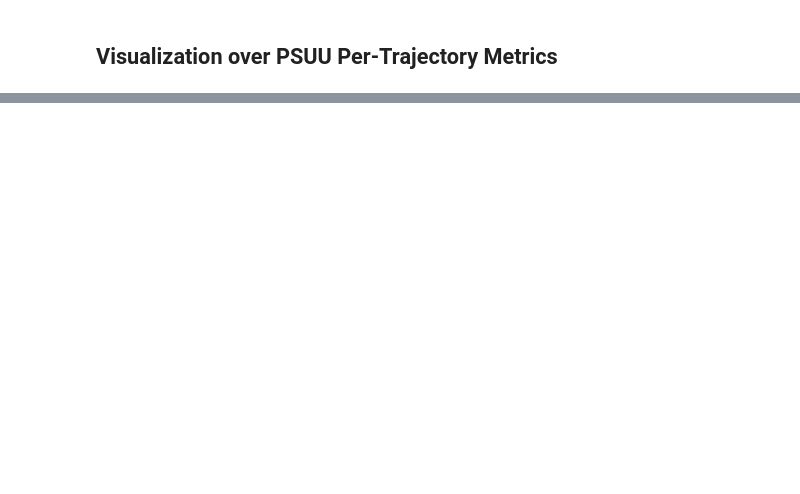
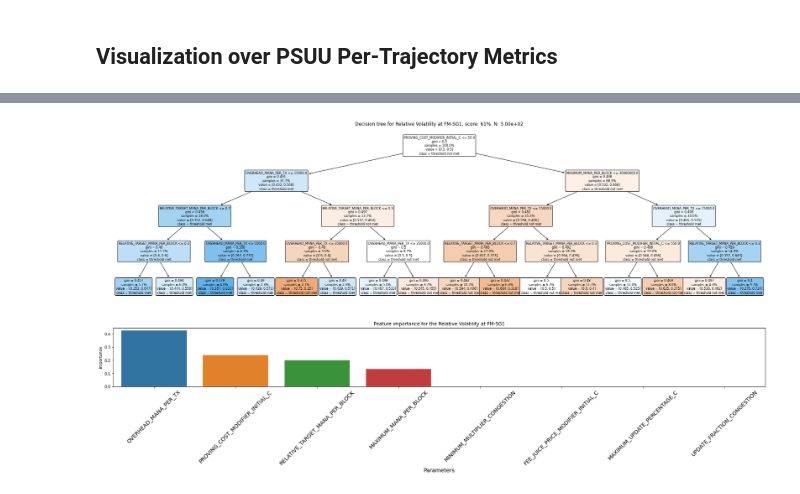
Before and after one commit to BlockScience/aztec-gddt-v2, a Jupyter notebook: notebooks/scenario_group_1.ipynb, the cells around one changed output, grey strips where cells are left out. Cells and saved outputs as stored; diff of their text form; code cells hidden in the pictures; blank space fills up the shorter version.

Commit message:
parameter impact plot is being generated as a PoC

```diff
--- a/notebooks/scenario_group_1.ipynb
+++ b/notebooks/scenario_group_1.ipynb
@@ -188,13 +214,13 @@ control_params = [
 from aztec_gddt.psuu.metrics import *
 
 
-for control_param in control_params:
-    print(f"### {control_param} ###")
-    groups = list(sim_df.reset_index().groupby([control_param]))
+# for control_param in control_params:
+#     print(f"### {control_param} ###")
+#     groups = list(sim_df.reset_index().groupby([control_param]))
 
-    for i, g in groups:
-        print(f"{control_param} = {i}")
-        for label, fn in PER_TRAJECTORY_GROUP_METRICS.items():
-            dfs = [el[1] for el in list(g.groupby(['simulation', 'subset', 'run']))]
-            print(f"{label}={fn(dfs) :.3f}")
-        print("---")
+#     for i, g in groups:
+#         print(f"{control_param} = {i}")
+#         for label, fn in PER_TRAJECTORY_GROUP_METRICS.items():
+#             dfs = [el[1] for el in list(g.groupby(['simulation', 'subset', 'run']))]
+#             print(f"{label}={fn(dfs) :.3f}")
+#         print("---")
@@ -218,0 +263,80 @@ TG-M13=nan
+# %%
+from sklearn.tree import plot_tree
+from sklearn.tree import DecisionTreeClassifier
+from sklearn.ensemble import RandomForestClassifier
+
+def fit_predict(X: pd.DataFrame,
+      y: pd.Series,
+      target: str,
+      ax_dt: object,
+      ax_rf: object,
+      label: str = 'target',
+      font_size: int = 12):
+    """
+    Fit DT and RF classifiers for summarizing the sensivity.
+    """
+    model = DecisionTreeClassifier(class_weight='balanced',
+                                   max_depth=4,
+                                   )
+    rf = RandomForestClassifier()
+    model.fit(X, y)
+    rf.fit(X, y)
+
+
+    df = (pd.DataFrame(list(zip(X.columns, rf.feature_importances_)),
+                        columns=['features', 'importance'])
+            .sort_values(by='importance', ascending=False)
+            )
+
+    plot_tree(model,
+                rounded=True,
+                proportion=True,
+                fontsize=font_size,
+                feature_names=list(X.columns),
+                class_names=['threshold not met', 'threshold met'],
+                filled=True,
+                ax=ax_dt)
+    ax_dt.set_title(
+        f'Decision tree for {label}, score: {model.score(X, y) :.0%}. N: {len(X) :.2e}')
+    sns.barplot(data=df,
+                x=df.features,
+                y=df.importance,
+                ax=ax_rf,
+                label='small')
+    plt.setp(ax_rf.xaxis.get_majorticklabels(), rotation=45)
+    ax_rf.tick_params(axis='x', labelsize=14)
+    ax_rf.set_xlabel("Parameters", fontsize=14)
+    ax_rf.set_title(f'Feature importance for the {label}')
+
+    return df.assign(target=target)
+
+
+
+def param_sensitivity_plot(df: pd.DataFrame,
+                           control_params: set,
+                           target: str,
+                           label: str = 'target',
+                           height: int = 12,
+                           width: int = 30,
+                           font_size: int = 8):
+    """
+    Plot the sensivity of the 'target' column vs
+    a list of control parameters, which are data frame columns.
+    """
+
+    features = set(control_params) - {target}
+    X = df.loc[:, list(features)]
+    y = (df[target] > 0)
+    # Visualize
+    fig, axes = plt.subplots(nrows=2,
+                             figsize=(width, height),
+                             dpi=72,
+                             gridspec_kw={'height_ratios': [3, 1]})
+    fit_predict(X, y, 'target', axes[0], axes[1], label, font_size)
+
+    return None
+
+
+param_sensitivity_plot(agg_df, control_params, 'TG-aM1', label='Relative Volatility at FM-SG1')
+# %% [output]
+[figure, added]
```
Also changed, not shown: parts of 19 cells of this notebook, 2 other files.
